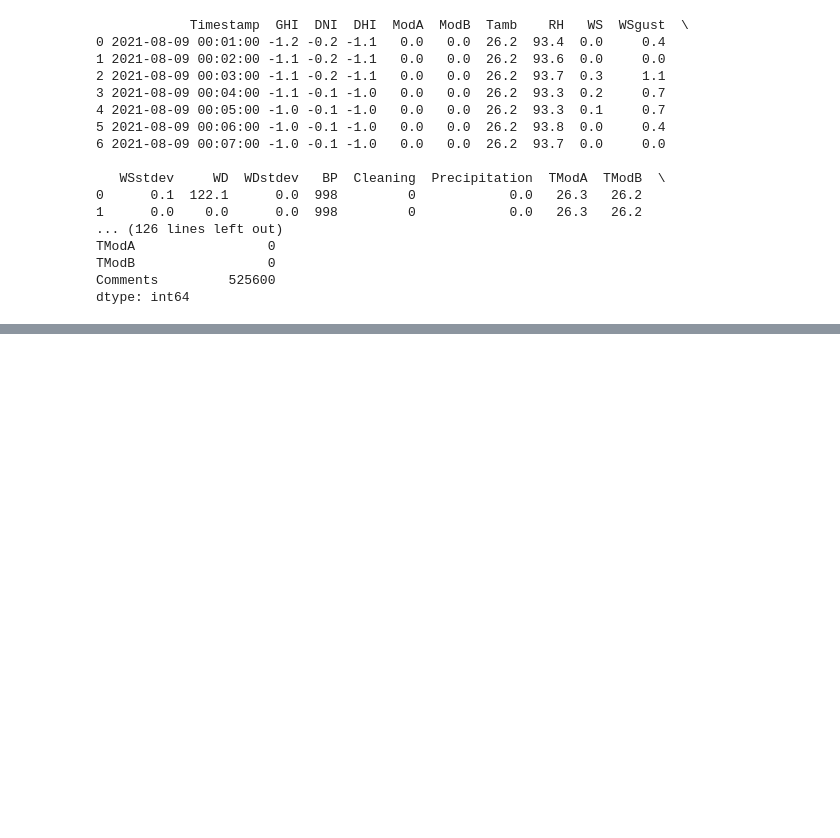
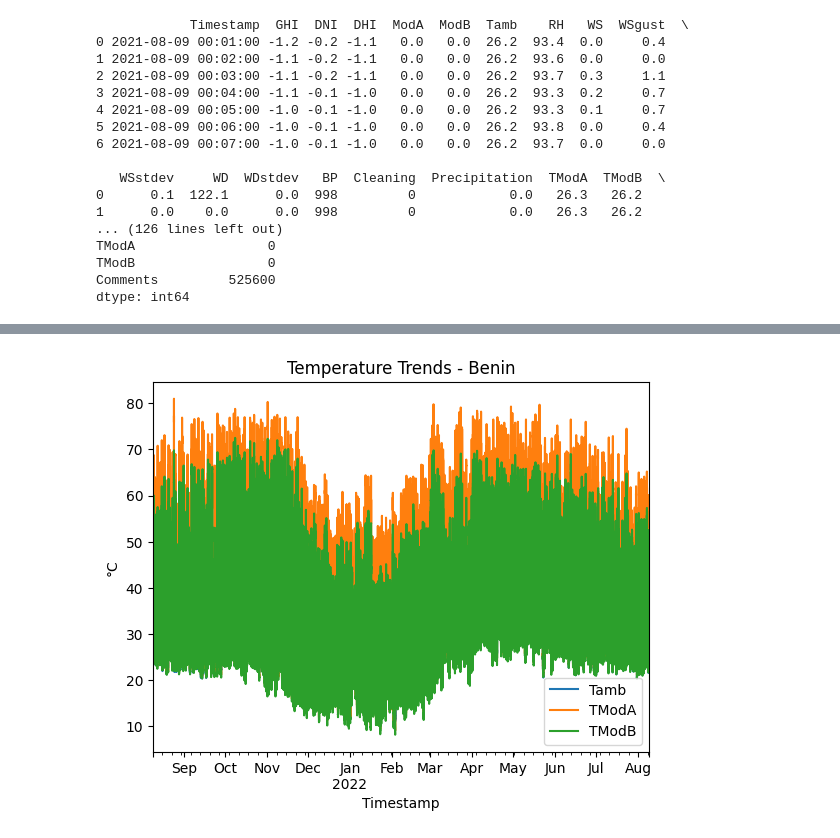
Before and after one commit to AmhaBK/solar-challenge-week1, a Jupyter notebook: eda_benin.ipynb, the cells around one changed output, grey strips where cells are left out. Saved outputs shown, nothing was run; the diff lists cells and outputs as text; code cells hidden in the pictures; blank space fills up the shorter version.

```diff
--- a/eda_benin.ipynb
+++ b/eda_benin.ipynb
@@ -43,0 +170,7 @@ benin_clean.head()
+# %%
+temp_cols = ['Tamb', 'TModA', 'TModB']
+benin_clean.set_index('Timestamp')[temp_cols].plot(title="Temperature Trends - Benin")
+plt.ylabel("°C")
+plt.show()
+# %% [output]
+[figure, added]
```
Also changed, not shown: parts of 10 cells of this notebook.
